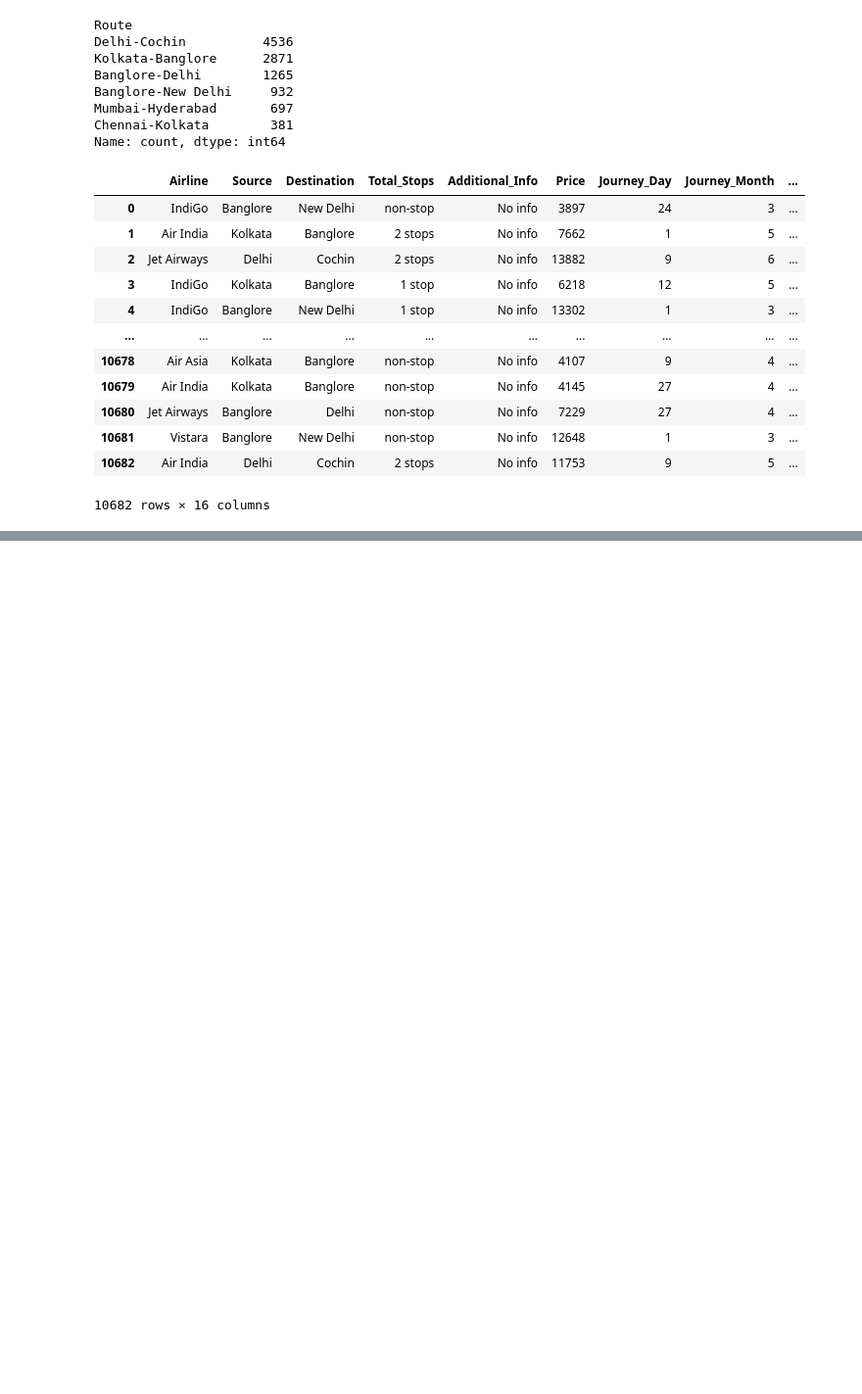
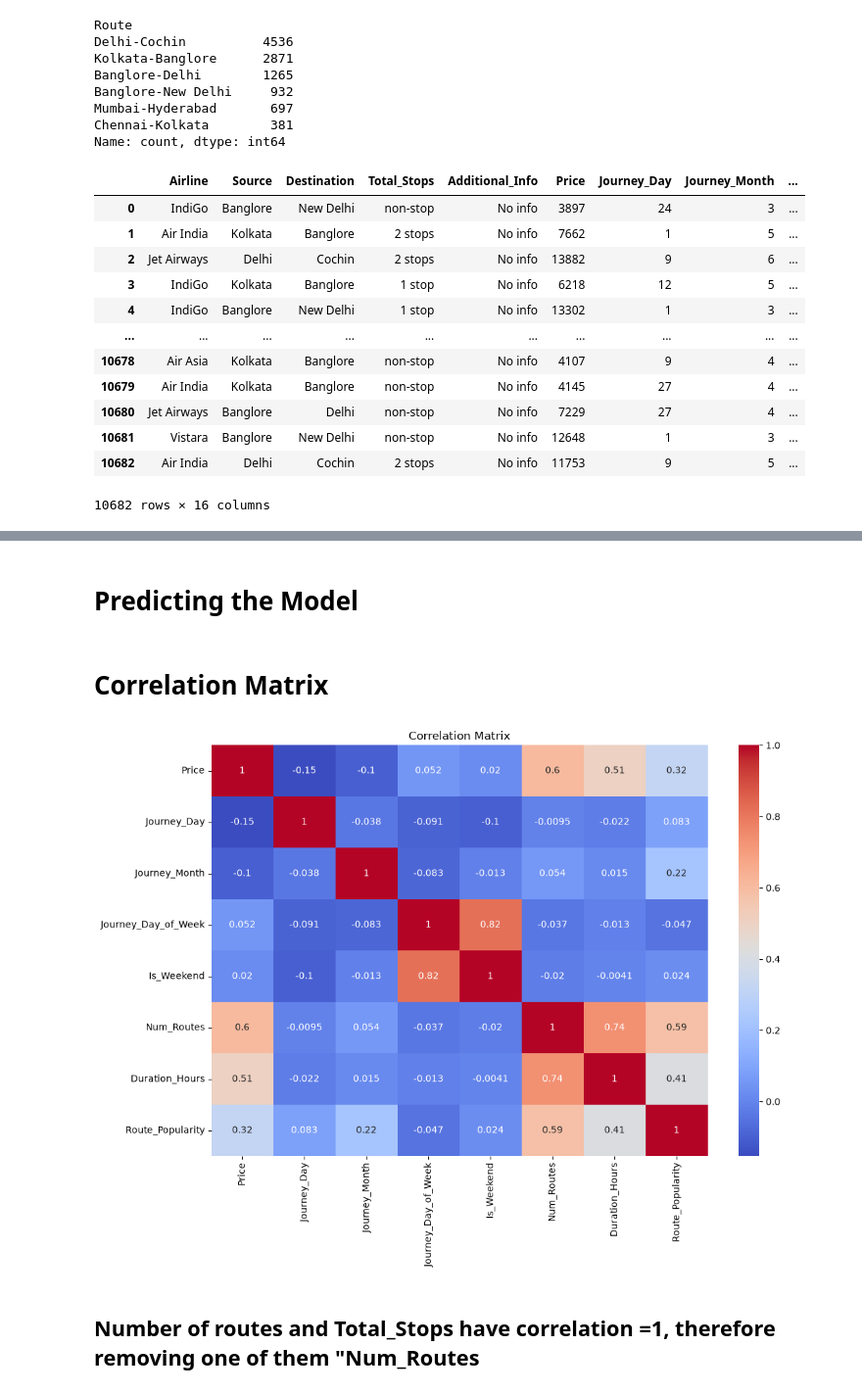
Before and after one commit to Shaurya170319/PBEL12, a Jupyter notebook: flight_price.ipynb, the cells around one changed output, grey strips where cells are left out. Shown at 98% size. Saved outputs shown, nothing was run; the diff lists cells and outputs as text; code cells hidden in the pictures; blank space fills up the shorter version.

```diff
--- a/flight_price.ipynb
+++ b/flight_price.ipynb
@@ -651,0 +765,8 @@ train_data
+# %%
+train_data['Additional_Info']= train_data['Additional_Info'].replace({
+    'No Info': 'No info' #2 No info are present (merging in one)
+})
+
+test_data['Additional_Info']= test_data['Additional_Info'].replace({
+    'No Info': 'No info'
+})
@@ -651,0 +787,14 @@ train_data
+# %%
+# Calculate the frequency of each category
+additional_info_counts = train_data['Additional_Info'].value_counts()
+
+# Define a threshold to identify rare categories
+threshold = 100 # You can adjust this threshold based on the dataset
+
+# Identify rare Categories
+rare_Categories = additional_info_counts[additional_info_counts < threshold].index.to_list()
+
+
+# Print the rare categories
+
+rare_Categories
@@ -651,0 +808,9 @@ train_data
+# %%
+# Merge rare Categories into 'Other'
+
+train_data['Additional_Info']= train_data['Additional_Info'].apply(lambda x: 'Other' if x in rare_Categories else x)
+test_data['Additional_Info']= test_data['Additional_Info'].apply(lambda x: 'Other' if x in rare_Categories else x)
+
+
+# Verifying the Changes
+train_data['Additional_Info'].value_counts()
@@ -651,0 +860,2 @@ train_data
+# %% [markdown]
+# Predicting the Model
@@ -651,0 +865,12 @@ train_data
+# %% [markdown]
+# Correlation Matrix
+# %%
+corr_matrix= train_data.corr(numeric_only=True)
+plt.figure(figsize=(12,8))
+sns.heatmap(corr_matrix,annot=True,cmap='coolwarm')
+plt.title('Correlation Matrix')
+plt.show()
+# %% [output]
+[figure, added]
+# %% [markdown]
+## Number of routes and Total_Stops have correlation =1, therefore removing one of them "Num_Routes
```
Also changed, not shown: parts of 75 cells of this notebook, 6 other files.
